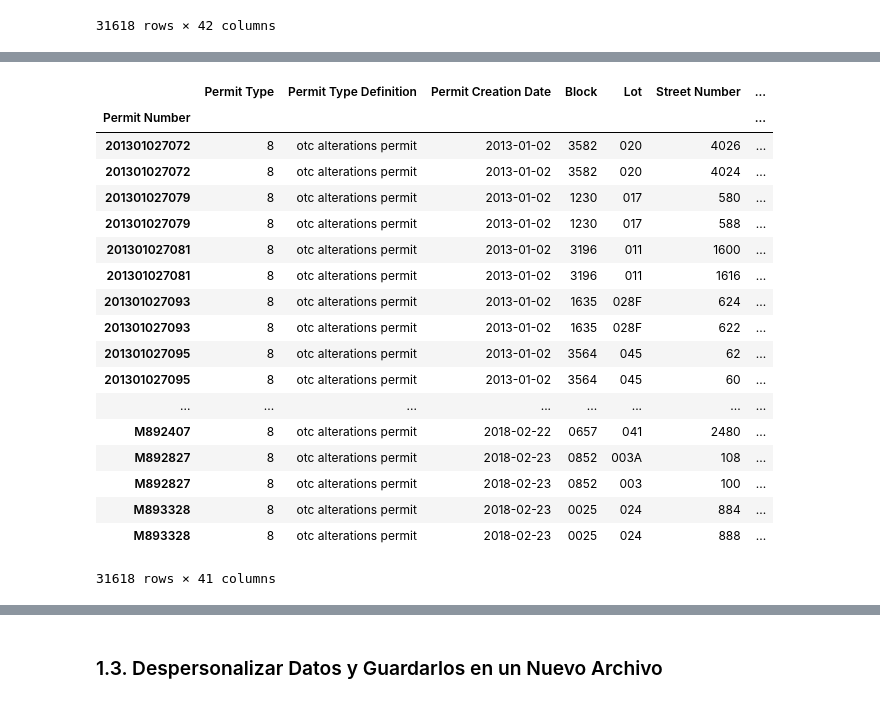
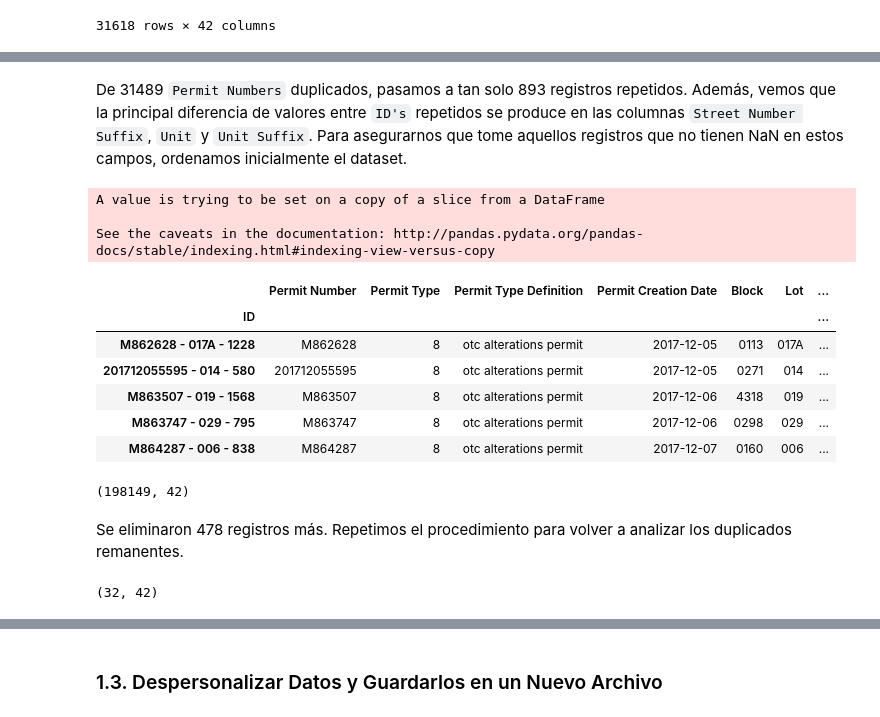
Before and after one commit to EJHortala/famaf, a Jupyter notebook: Analisis exploratorio y curacion de datos/Laboratorio - L. Prone y J. Bergamasco.ipynb, the cells around one changed output, grey strips where cells are left out. Saved outputs shown, nothing was run; the diff lists cells and outputs as text; code cells hidden in the pictures.

```diff
--- a/Analisis exploratorio y curacion de datos/Laboratorio - L. Prone y J. Bergamasco.ipynb
+++ b/Analisis exploratorio y curacion de datos/Laboratorio - L. Prone y J. Bergamasco.ipynb
@@ -407,22 +479,44 @@ data_ind
+# %% [markdown]
+De 31489 `Permit Numbers` duplicados, pasamos a tan solo 893 registros repetidos. Además, vemos que la principal diferencia de valores entre `ID's` repetidos se produce en las columnas `Street Number Suffix`, `Unit` y `Unit Suffix`. Para asegurarnos que tome aquellos registros que no tienen NaN en estos campos, ordenamos inicialmente el dataset.
+# %%
+data_ind_uni.sort_values(by = ['Current Status Date','Street Number Suffix', 'Unit Suffix','Unit'], axis=0, ascending=False, inplace=True,
+                         na_position='last')
+
+data_ind_uni.tail(5)
+# %% [output]
+A value is trying to be set on a copy of a slice from a DataFrame
+
+See the caveats in the documentation: http://pandas.pydata.org/pandas-docs/stable/indexing.html#indexing-view-versus-copy
+|  | Permit Number | Permit Type | Permit Type Definition | Permit Creation Date | Block | Lot | ... |
+| ID |  |  |  |  |  |  | ... |
+| M862628 - 017A - 1228 | M862628 | 8 | otc alterations permit | 2017-12-05 | 0113 | 017A | ... |
+| 201712055595 - 014 - 580 | 201712055595 | 8 | otc alterations permit | 2017-12-05 | 0271 | 014 | ... |
+| M863507 - 019 - 1568 | M863507 | 8 | otc alterations permit | 2017-12-06 | 4318 | 019 | ... |
+| M863747 - 029 - 795 | M863747 | 8 | otc alterations permit | 2017-12-06 | 0298 | 029 | ... |
+| M864287 - 006 - 838 | M864287 | 8 | otc alterations permit | 2017-12-07 | 0160 | 006 | ... |
+# %%
+data_ind_uni2 = data_ind_uni.drop_duplicates(subset = ['Permit Number','Permit Type', 'Permit Type Definition',
+        'Permit Creation Date','Block', 'Lot', 'Street Number', 'Street Name',
+       'Street Suffix', 'Description', 'Current Status',
+       'Current Status Date', 'Filed Date', 'Issued Date', 'Completed Date',
+       'First Construction Document Date', 'Structural Notification',
+       'Number of Existing Stories', 'Number of Proposed Stories',
+       'Voluntary Soft-Story Retrofit', 'Fire Only Permit',
+       'Permit Expiration Date', 'Estimated Cost', 'Revised Cost',
+       'Existing Use', 'Existing Units', 'Proposed Use', 'Proposed Units',
+       'Plansets', 'TIDF Compliance', 'Existing Construction Type',
+       'Existing Construction Type Description', 'Proposed Construction Type',
+       'Proposed Construction Type Description', 'Site Permit',
+       'Supervisor District', 'Neighborhoods - Analysis Boundaries', 'Zipcode',
+       'Location'])
+#Not 'Street Number Suffix', 'Unit Suffix','Unit'
+data_ind_uni2.shape
+# %% [output]
+(198149, 42)
+# %% [markdown]
+Se eliminaron 478 registros más. Repetimos el procedimiento para volver a analizar los duplicados remanentes.
 # %%
-data_ind[data_ind.index.duplicated(keep=False)].sort_index()
+data_ind_dupl = data_ind_uni2[data_ind_uni2.index.duplicated(keep=False)].sort_index()
+data_ind_dupl.shape
 # %% [output]
-|  | Permit Type | Permit Type Definition | Permit Creation Date | Block | Lot | Street Number | ... |
-| Permit Number |  |  |  |  |  |  | ... |
-| 201301027072 | 8 | otc alterations permit | 2013-01-02 | 3582 | 020 | 4026 | ... |
-| 201301027072 | 8 | otc alterations permit | 2013-01-02 | 3582 | 020 | 4024 | ... |
-| 201301027079 | 8 | otc alterations permit | 2013-01-02 | 1230 | 017 | 580 | ... |
-| 201301027079 | 8 | otc alterations permit | 2013-01-02 | 1230 | 017 | 588 | ... |
-| 201301027081 | 8 | otc alterations permit | 2013-01-02 | 3196 | 011 | 1600 | ... |
-| 201301027081 | 8 | otc alterations permit | 2013-01-02 | 3196 | 011 | 1616 | ... |
-| 201301027093 | 8 | otc alterations permit | 2013-01-02 | 1635 | 028F | 624 | ... |
-| 201301027093 | 8 | otc alterations permit | 2013-01-02 | 1635 | 028F | 622 | ... |
-| 201301027095 | 8 | otc alterations permit | 2013-01-02 | 3564 | 045 | 62 | ... |
-| 201301027095 | 8 | otc alterations permit | 2013-01-02 | 3564 | 045 | 60 | ... |
-| ... | ... | ... | ... | ... | ... | ... | ... |
-| M892407 | 8 | otc alterations permit | 2018-02-22 | 0657 | 041 | 2480 | ... |
-| M892827 | 8 | otc alterations permit | 2018-02-23 | 0852 | 003A | 108 | ... |
-| M892827 | 8 | otc alterations permit | 2018-02-23 | 0852 | 003 | 100 | ... |
-| M893328 | 8 | otc alterations permit | 2018-02-23 | 0025 | 024 | 884 | ... |
-| M893328 | 8 | otc alterations permit | 2018-02-23 | 0025 | 024 | 888 | ... |
-31618 rows × 41 columns
+(32, 42)
```
Also changed, not shown: parts of 25 cells of this notebook.
